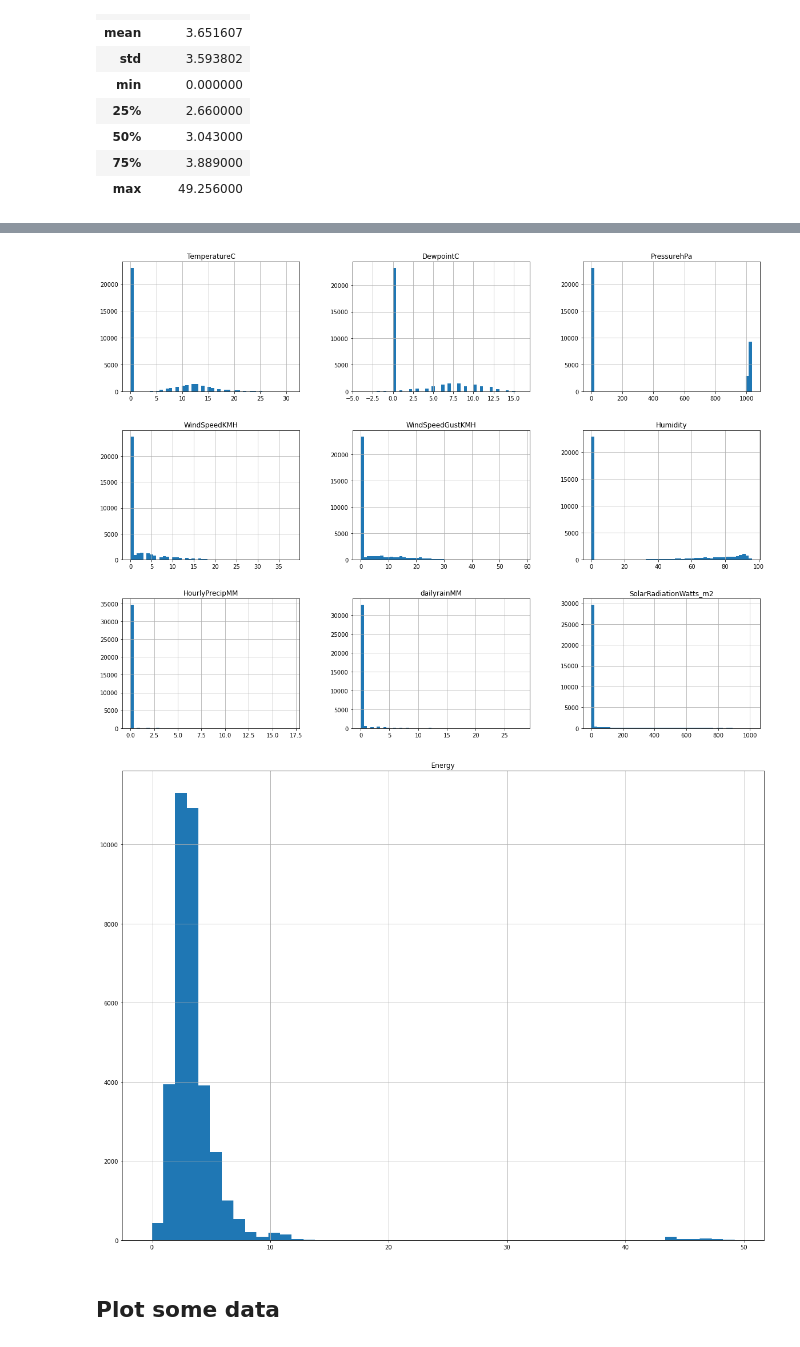
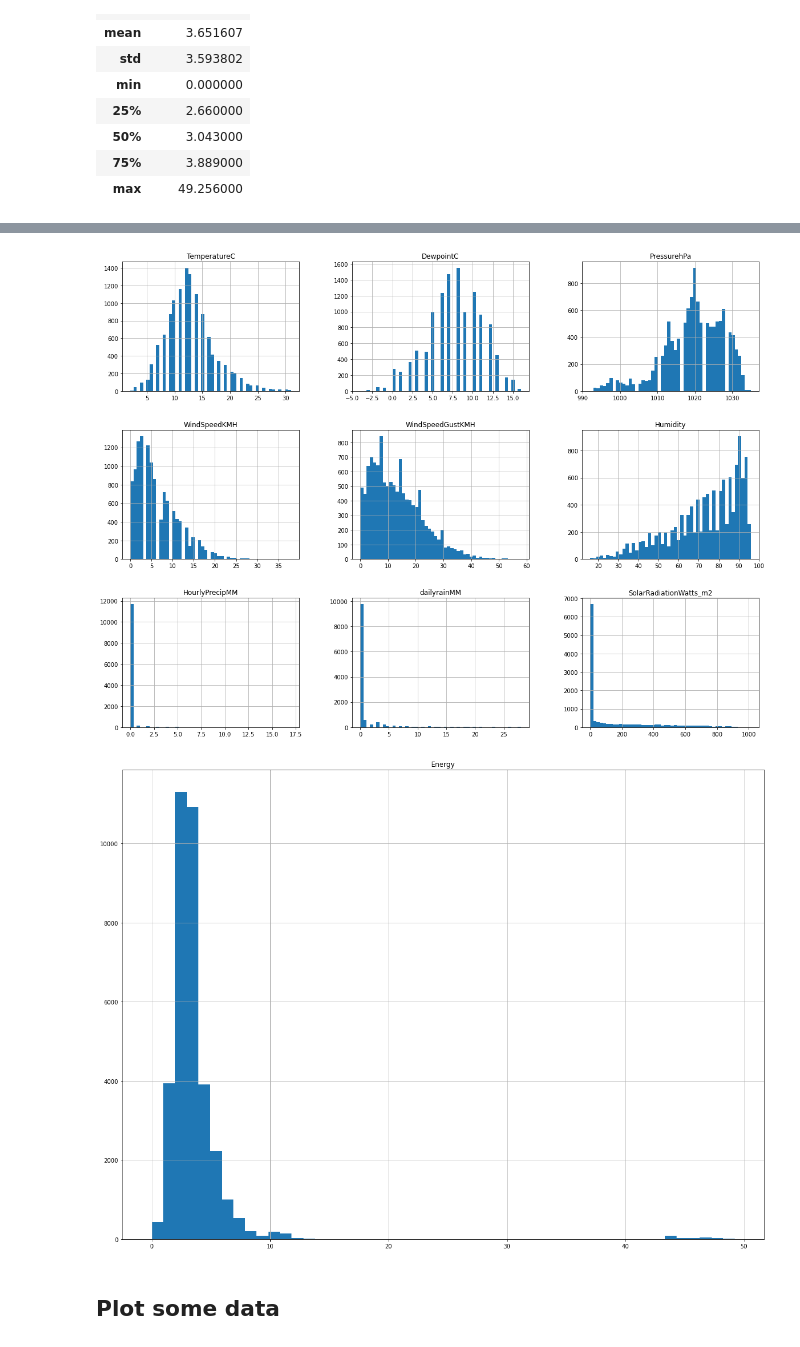
Before and after one commit to franciscomonteiro85/faa-energy-prediction, a Jupyter notebook: Energy Prediction.ipynb, the cells around one changed output, grey strips where cells are left out. Saved outputs shown, nothing was run; the diff lists cells and outputs as text; code cells hidden in the pictures.

```diff
--- a/Energy Prediction.ipynb
+++ b/Energy Prediction.ipynb
@@ -115,3 +128,8 @@ df_energy.describe()
 | 50% | 3.043000 |
 | 75% | 3.889000 |
 | max | 49.256000 |
+# %%
+df_weather_pre = df_weather
+df_weather_pre.dropna(axis=0, inplace=True)
+for feature in df_weather_pre.columns:
+    print(feature + ": " + str(min(df_weather_pre[feature])) + " - " + str(max(df_weather_pre[feature])))
@@ -118,11 +147,11 @@ df_energy.describe()
 # %%
-df_weather.hist(bins=50, figsize=(20,15))
+df_weather_pre.hist(bins=50, figsize=(20,15))
 plt.show()
 
 df_energy.hist(bins=50, figsize=(20,15))
 plt.show()
 # %% [output]
-[figure, old version]
+[figure, new version]
 [figure]
 # %% [markdown]
 ## Plot some data
```
Also changed, not shown: parts of 34 cells of this notebook.
